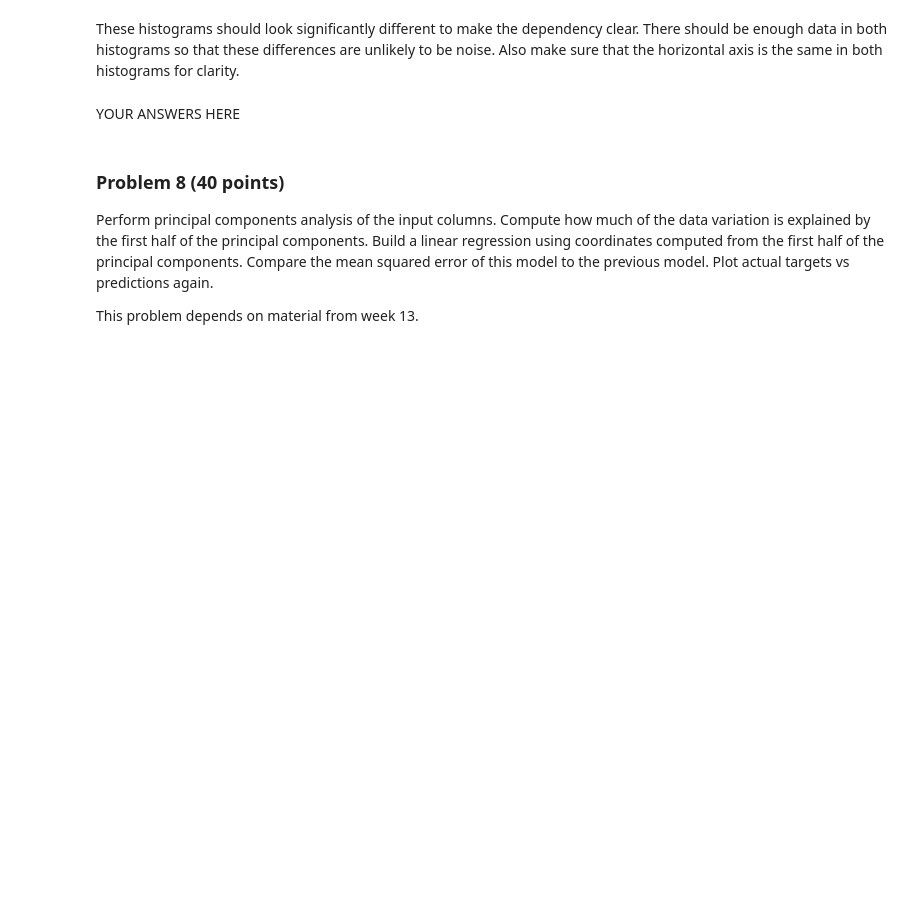
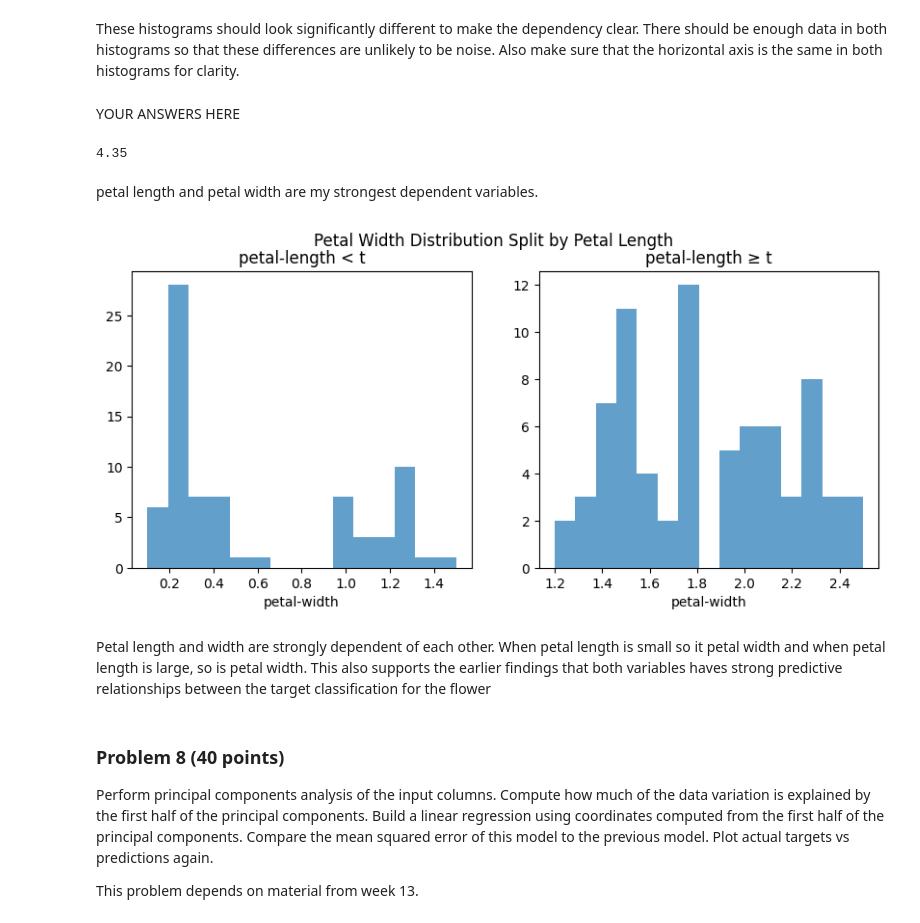
Before and after one commit to manningdbu/dx601-project-Manning, a Jupyter notebook: final_project.ipynb, the cells around one changed output. Cells and saved outputs as stored; diff of their text form; code cells hidden in the pictures; blank space fills up the shorter version.

```diff
--- a/final_project.ipynb
+++ b/final_project.ipynb
@@ -397,5 +395,40 @@ Also make sure that the horizontal axis is the same in both histograms for clari
 # %% [markdown]
 YOUR ANSWERS HERE
+# %%
+#split
+x = iris['petal-length']
+y = iris['petal-width']
+
+t = x.median()
+print(t)
+
+left = iris[iris['petal-length'] < t]
+right = iris[iris['petal-length'] >= t]
+# %% [output]
+4.35
+# %% [markdown]
+petal length and petal width are my strongest dependent variables.
+# %%
+import matplotlib.pyplot as plt
+
+plt.figure(figsize=(10,4))
+
+plt.subplot(1,2,1)
+plt.hist(left['petal-width'], bins=15, alpha=0.7)
+plt.title("petal-length < t")
+plt.xlabel("petal-width")
+
+plt.subplot(1,2,2)
+plt.hist(right['petal-width'], bins=15, alpha=0.7)
+plt.title("petal-length ≥ t")
+plt.xlabel("petal-width")
+
+plt.suptitle("Petal Width Distribution Split by Petal Length")
+plt.show()
+# %% [output]
+[figure, added]
+# %% [markdown]
+Petal length and width are strongly dependent of each other. When petal length is small so it petal width and when petal length is large, so is petal width. This also supports the earlier findings that both variables haves strong predictive relationships between the target classification for the flower
 # %% [markdown]
 ### Problem 8 (40 points)
 
```
Also changed, not shown: parts of 4 cells of this notebook.
